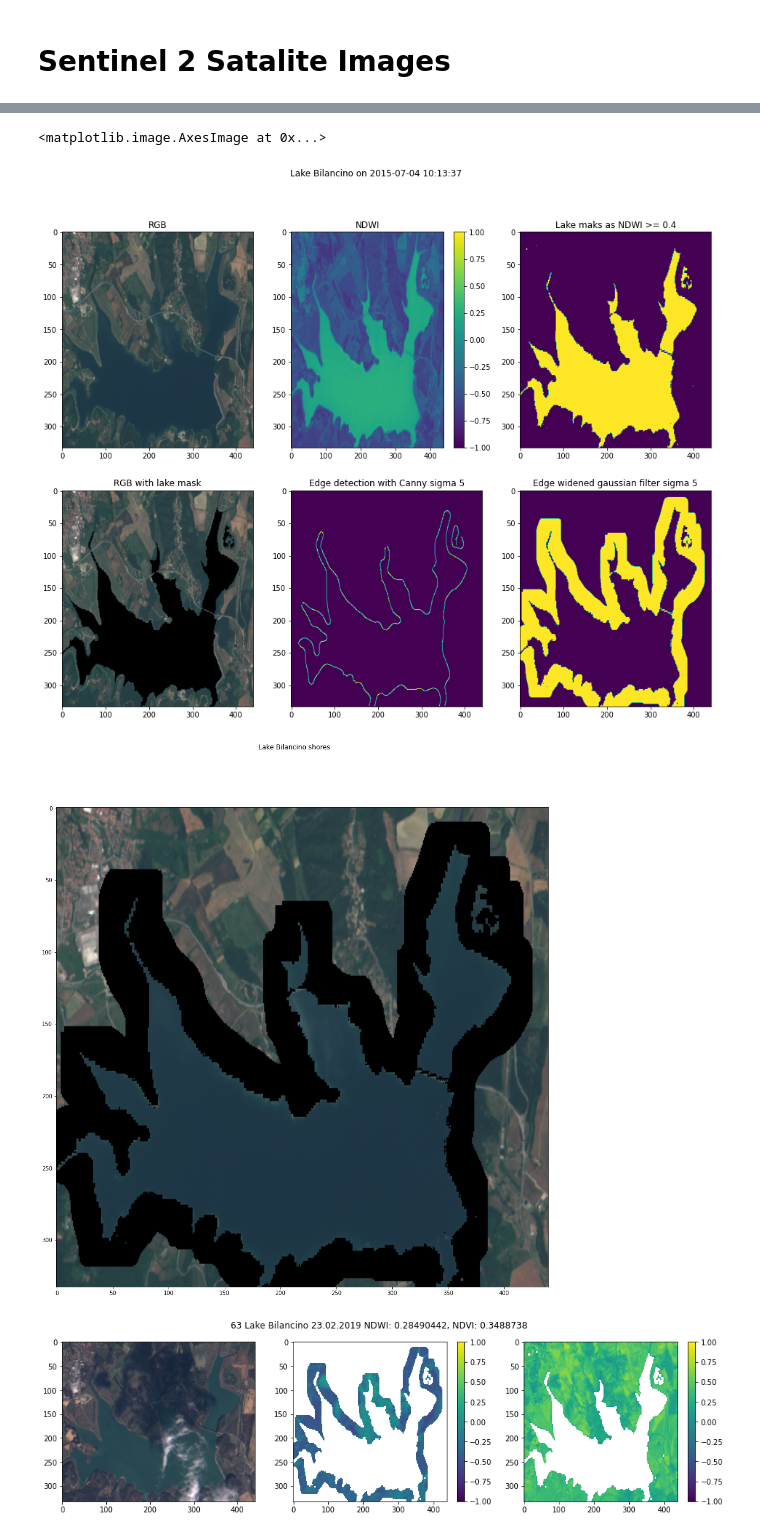
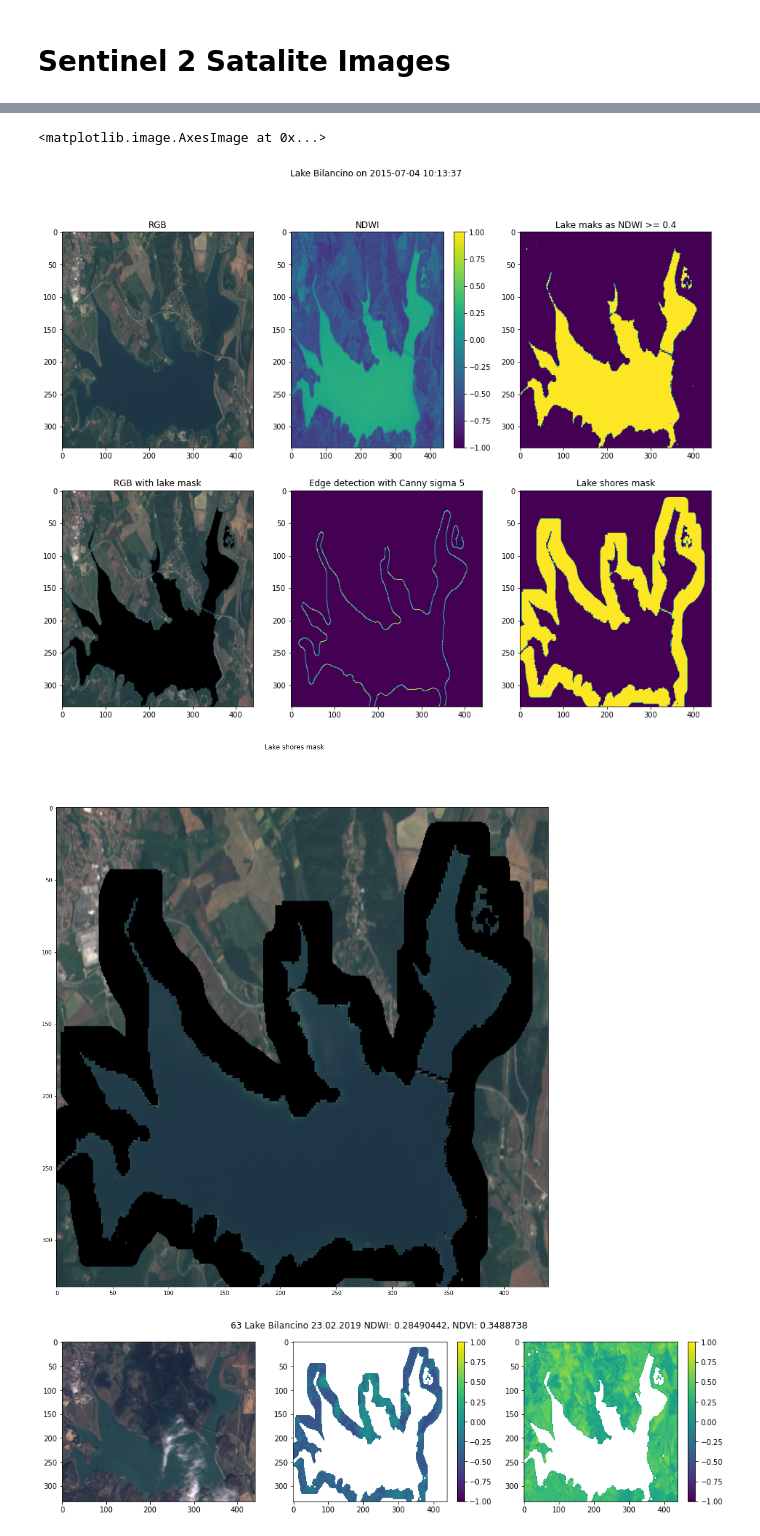
Before and after one commit to KlemenKozelj/master_thesis, a Jupyter notebook: 02_Lake_Bilancino.ipynb, the cells around one changed output, grey strips where cells are left out. Cells and saved outputs as stored; diff of their text form; code cells hidden in the pictures.

```diff
--- a/02_Lake_Bilancino.ipynb
+++ b/02_Lake_Bilancino.ipynb
@@ -338,36 +337,36 @@ lake_mask = lake_mask[:, :, :] >= lake_mask_treshold
 lake_mask = np.logical_or.reduce(lake_mask)
 ax[0][2].set_title('Lake maks as NDWI >= {}'.format(lake_mask_treshold))
 ax[0][2].imshow(lake_mask, aspect='auto')
 
 rgb2 = np.copy(rgb)
 rgb2[lake_mask] = 0
 ax[1][0].set_title('RGB with lake mask')
 ax[1][0].imshow(rgb2, aspect='auto')
 
 canny_sigma = 5
 lake_edges = feature.canny(lake_mask, sigma=canny_sigma)
 ax[1][1].set_title('Edge detection with Canny sigma {}'.format(canny_sigma))
 ax[1][1].imshow(lake_edges, aspect='auto')
 
 gaussian_filter_sigma = 5
 lake_edges_wide = ~gaussian_filter(~lake_edges, sigma=gaussian_filter_sigma)
 
 lake_edges_wide = np.logical_and(~lake_mask, lake_edges_wide)
 
-ax[1][2].set_title('Edge widened gaussian filter sigma {}'.format(gaussian_filter_sigma))
+ax[1][2].set_title('Lake shores mask')
 ax[1][2].imshow(lake_edges_wide, aspect='auto')
 
 fig, ax = plt.subplots(1, 1, figsize=(16, 16))
 
-fig.suptitle('Lake Bilancino shores')
+fig.suptitle('Lake shores mask')
 
 rgb3 = np.copy(rgb)
 rgb3[lake_edges_wide] = 0
 
 ax.imshow(rgb3, aspect='auto')
 # %% [output]
 <matplotlib.image.AxesImage at 0x...>
-[figure, old version]
+[figure, new version]
 [figure]
 # %%
 NDWI = np.copy(eopatch.data['NDWI'].squeeze())
```
Also changed, not shown: parts of 2 cells of this notebook.
